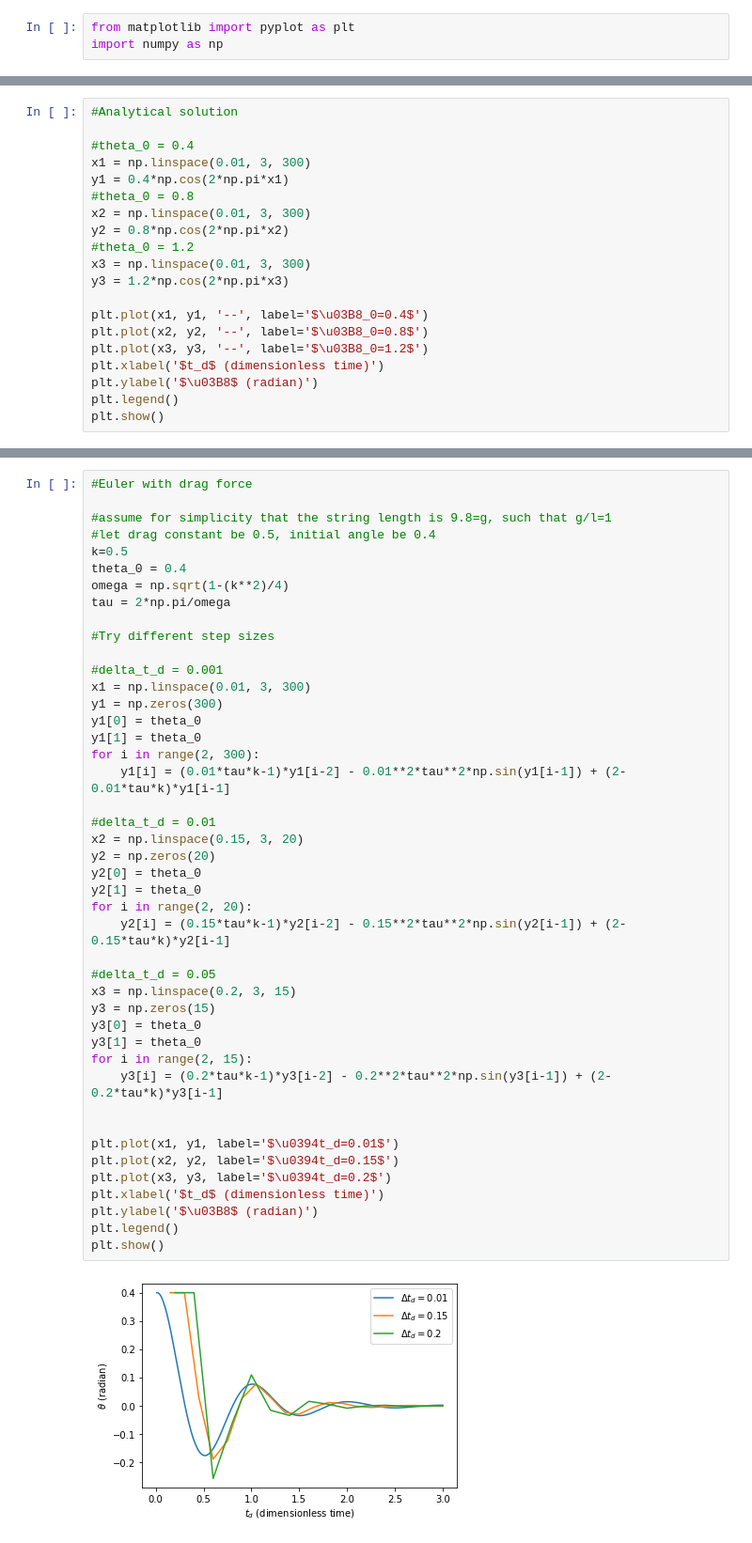
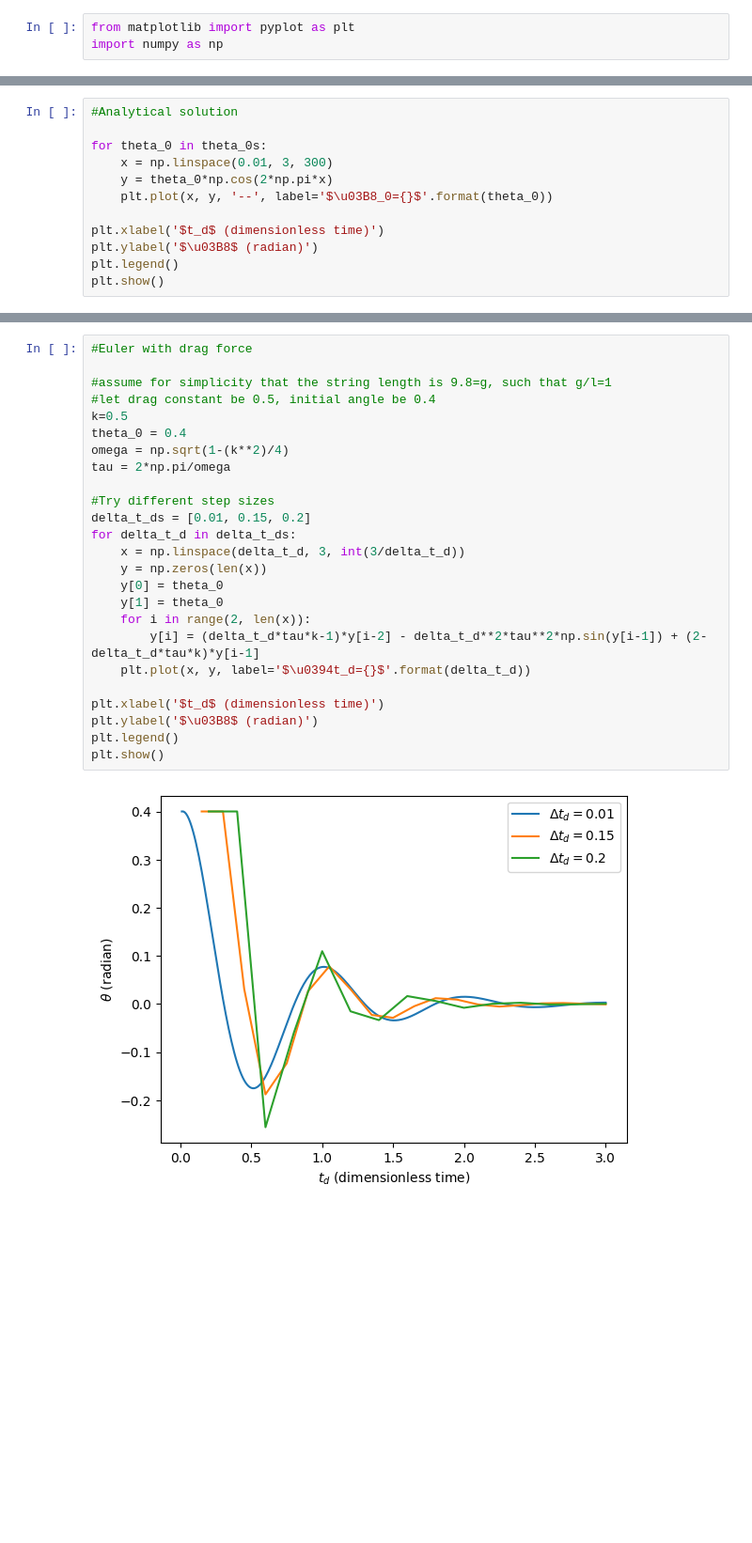
Before and after one commit to oooscarrr/Pendulum, a Jupyter notebook: final-project.ipynb, the cells around one changed output, grey strips where cells are left out. Shown: that part at 94% size. Cells and saved outputs as stored; diff of their text form; blank space fills up the shorter version.

```diff
--- a/final-project.ipynb
+++ b/final-project.ipynb
@@ -74,19 +44,11 @@ plt.show()
 # %%
 #Analytical solution
 
-#theta_0 = 0.4
-x1 = np.linspace(0.01, 3, 300)
-y1 = 0.4*np.cos(2*np.pi*x1)
-#theta_0 = 0.8
-x2 = np.linspace(0.01, 3, 300)
-y2 = 0.8*np.cos(2*np.pi*x2)
-#theta_0 = 1.2
-x3 = np.linspace(0.01, 3, 300)
-y3 = 1.2*np.cos(2*np.pi*x3)
+for theta_0 in theta_0s:
+    x = np.linspace(0.01, 3, 300)
+    y = theta_0*np.cos(2*np.pi*x)
+    plt.plot(x, y, '--', label='$\u03B8_0={}$'.format(theta_0))
 
-plt.plot(x1, y1, '--', label='$\u03B8_0=0.4$')
-plt.plot(x2, y2, '--', label='$\u03B8_0=0.8$')
-plt.plot(x3, y3, '--', label='$\u03B8_0=1.2$')
 plt.xlabel('$t_d$ (dimensionless time)')
 plt.ylabel('$\u03B8$ (radian)')
 plt.legend()
@@ -96,49 +58,30 @@ plt.show()
 # %%
 #Euler with drag force
 
 #assume for simplicity that the string length is 9.8=g, such that g/l=1
 #let drag constant be 0.5, initial angle be 0.4
 k=0.5
 theta_0 = 0.4
 omega = np.sqrt(1-(k**2)/4)
 tau = 2*np.pi/omega
 
 #Try different step sizes
+delta_t_ds = [0.01, 0.15, 0.2]
+for delta_t_d in delta_t_ds:
+    x = np.linspace(delta_t_d, 3, int(3/delta_t_d))
+    y = np.zeros(len(x))
+    y[0] = theta_0
+    y[1] = theta_0
+    for i in range(2, len(x)):
+        y[i] = (delta_t_d*tau*k-1)*y[i-2] - delta_t_d**2*tau**2*np.sin(y[i-1]) + (2-delta_t_d*tau*k)*y[i-1]
+    plt.plot(x, y, label='$\u0394t_d={}$'.format(delta_t_d))
 
-#delta_t_d = 0.001
-x1 = np.linspace(0.01, 3, 300)
-y1 = np.zeros(300)
-y1[0] = theta_0
-y1[1] = theta_0
-for i in range(2, 300):
-    y1[i] = (0.01*tau*k-1)*y1[i-2] - 0.01**2*tau**2*np.sin(y1[i-1]) + (2-0.01*tau*k)*y1[i-1]
-
-#delta_t_d = 0.01
-x2 = np.linspace(0.15, 3, 20)
-y2 = np.zeros(20)
-y2[0] = theta_0
-y2[1] = theta_0
-for i in range(2, 20):
-    y2[i] = (0.15*tau*k-1)*y2[i-2] - 0.15**2*tau**2*np.sin(y2[i-1]) + (2-0.15*tau*k)*y2[i-1]
-
-#delta_t_d = 0.05
-x3 = np.linspace(0.2, 3, 15)
-y3 = np.zeros(15)
-y3[0] = theta_0
-y3[1] = theta_0
-for i in range(2, 15):
-    y3[i] = (0.2*tau*k-1)*y3[i-2] - 0.2**2*tau**2*np.sin(y3[i-1]) + (2-0.2*tau*k)*y3[i-1]
-
-
-plt.plot(x1, y1, label='$\u0394t_d=0.01$')
-plt.plot(x2, y2, label='$\u0394t_d=0.15$')
-plt.plot(x3, y3, label='$\u0394t_d=0.2$')
 plt.xlabel('$t_d$ (dimensionless time)')
 plt.ylabel('$\u03B8$ (radian)')
 plt.legend()
 plt.show()
 # %% [output]
-[figure, old version]
+[figure, new version]
 # %%
 # Fix delta_t_d = 0.01, k=0.5
 k=0.5
```
Also changed, not shown: parts of 13 cells of this notebook.
